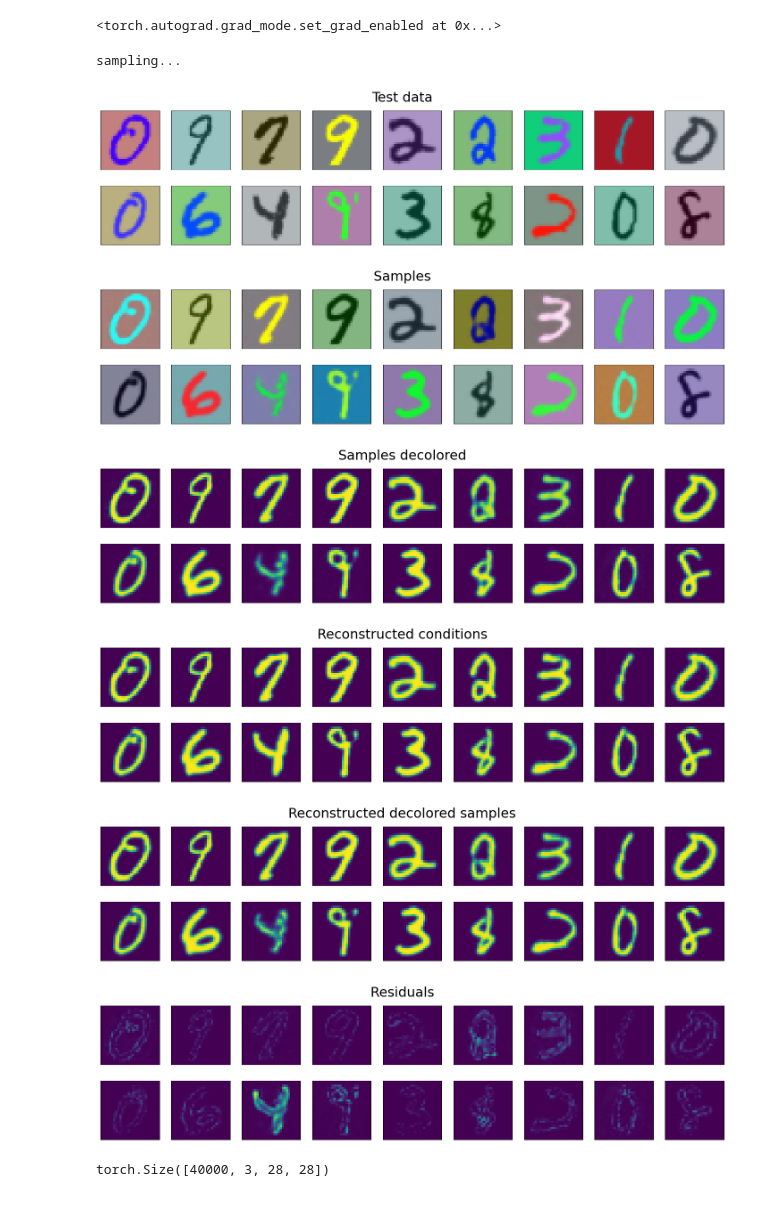
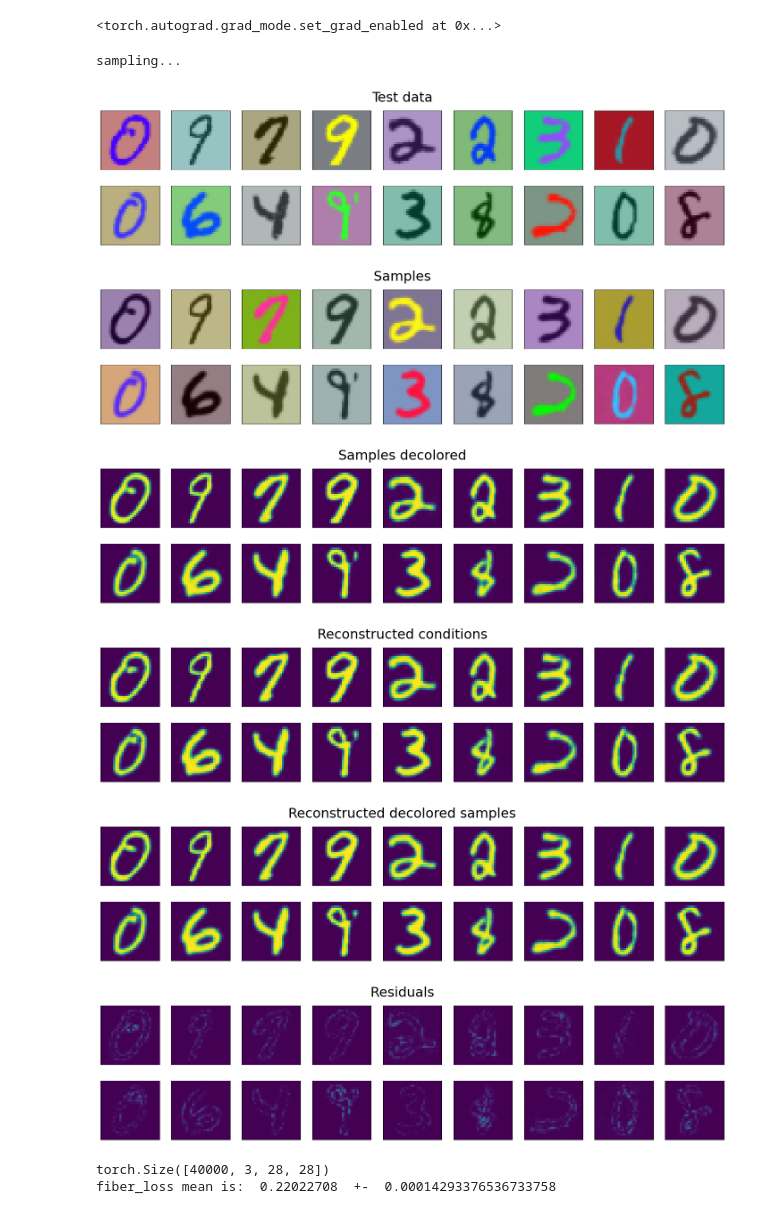
Before and after one commit to jovako/FFF_fiberlearning, a Jupyter notebook: notebooks/Fiber_Learning/evaluate_cmnist.ipynb, the cells around one changed output. Drawn from its saved outputs; the diff is of its cells as text; code cells hidden in the pictures.

```diff
--- a/notebooks/Fiber_Learning/evaluate_cmnist.ipynb
+++ b/notebooks/Fiber_Learning/evaluate_cmnist.ipynb
@@ -57,7 +57,7 @@ def compute_Wasserstein(d1,d2):
     return distance.abs().mean()
 # %%
 #If you want to load a trained model
-checkpoint = lightning_trainable.utils.find_checkpoint(root="lightning_logs/C_f3f_01_ndet", version=0, epoch="last")
+checkpoint = lightning_trainable.utils.find_checkpoint(root="lightning_logs/test_fly", version=2, epoch="last")
 model = fff.fiber_model.FiberModel.load_from_checkpoint(checkpoint).eval()
 # %% [output]
 (240000, 3, 28, 28)
@@ -176,13 +188,14 @@ def evaluate_model(model2plt):
     """
     return fiber_samples, data_samples, reconstructions
 # %%
-samples, test_samples, rec = evaluate_model(model)
+samples_list, test_samples_list, rec_list = evaluate_model(model, 10)
 # %% [output]
 sampling...
 [figure]
-[figure, old version]
+[figure, new version]
-[figure, old version]
+[figure, new version]
 [figure]
-[figure, old version]
+[figure, new version]
-[figure, old version]
+[figure, new version]
 torch.Size([40000, 3, 28, 28])
+fiber_loss mean is:  0.22022708  +-  0.00014293376536733758
```
Also changed, not shown: parts of 11 cells of this notebook.
